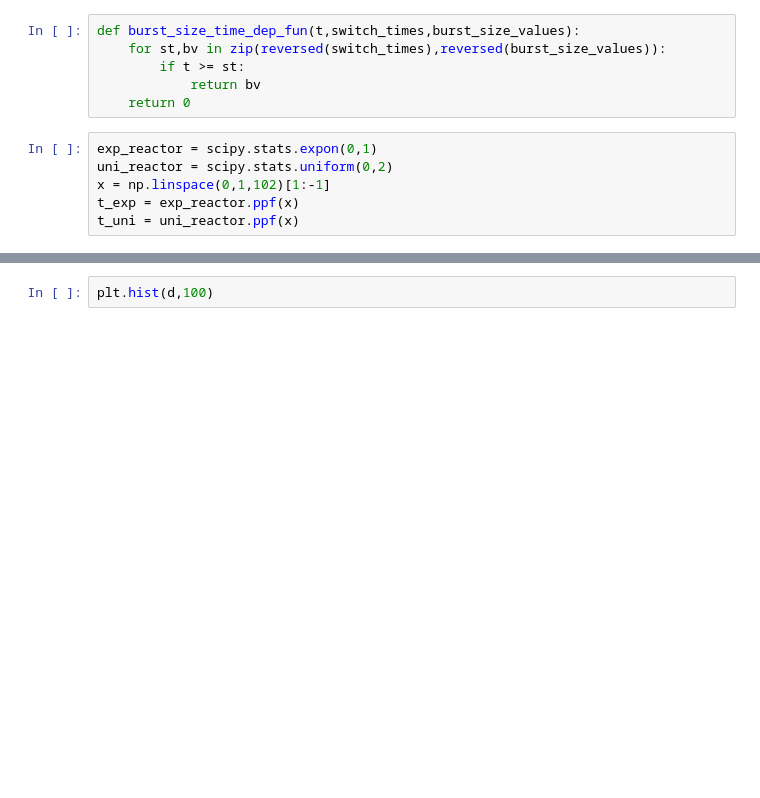
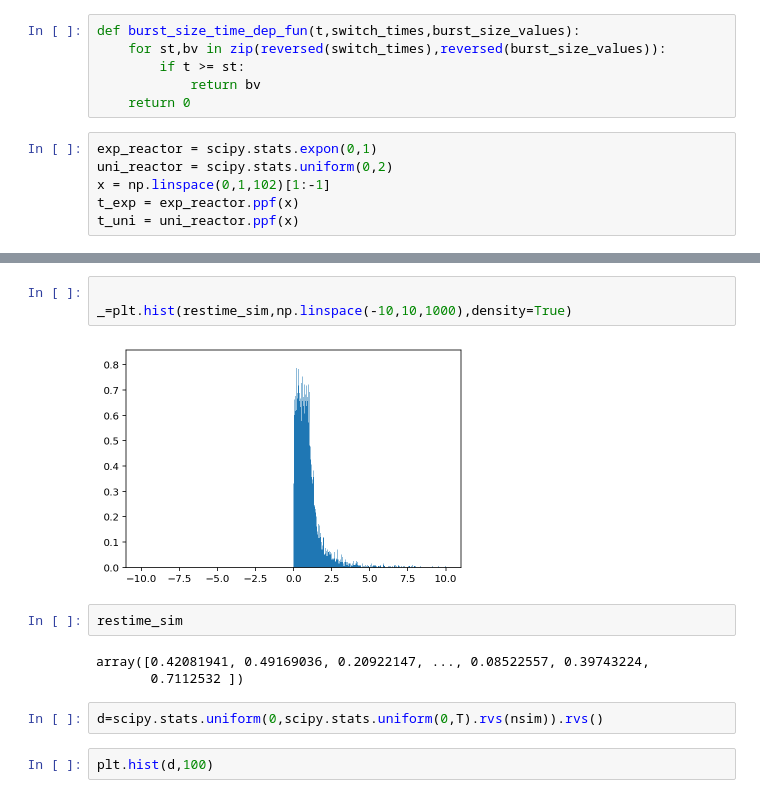
Before and after one commit to pachterlab/GVP_2023, a Jupyter notebook: gg230119_reactors.ipynb, the cells around one changed output, grey strips where cells are left out. Drawn from its saved outputs; the diff is of its cells as text; blank space fills up the shorter version.

```diff
--- a/gg230119_reactors.ipynb
+++ b/gg230119_reactors.ipynb
@@ -551,3 +602,15 @@ d=scipy.stats.uniform(0,scipy.stats.uniform(0,T).rvs(nsim)).rvs()
+# %%
+
+_=plt.hist(restime_sim,np.linspace(-10,10,1000),density=True)
+# %% [output]
+[figure, added]
+# %%
+restime_sim
+# %% [output]
+array([0.42081941, 0.49169036, 0.20922147, ..., 0.08522557, 0.39743224,
+       0.7112532 ])
+# %%
+d=scipy.stats.uniform(0,scipy.stats.uniform(0,T).rvs(nsim)).rvs()
 # %%
 plt.hist(d,100)
 # %% [output]
```
Also changed, not shown: parts of 16 cells of this notebook.
